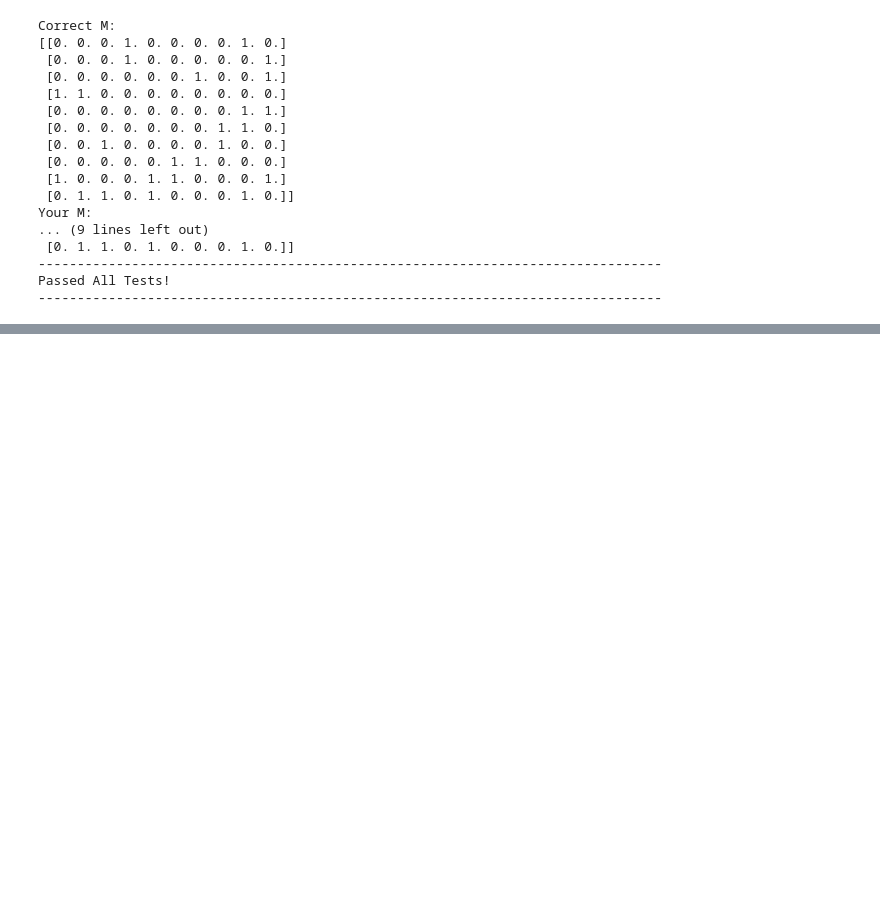
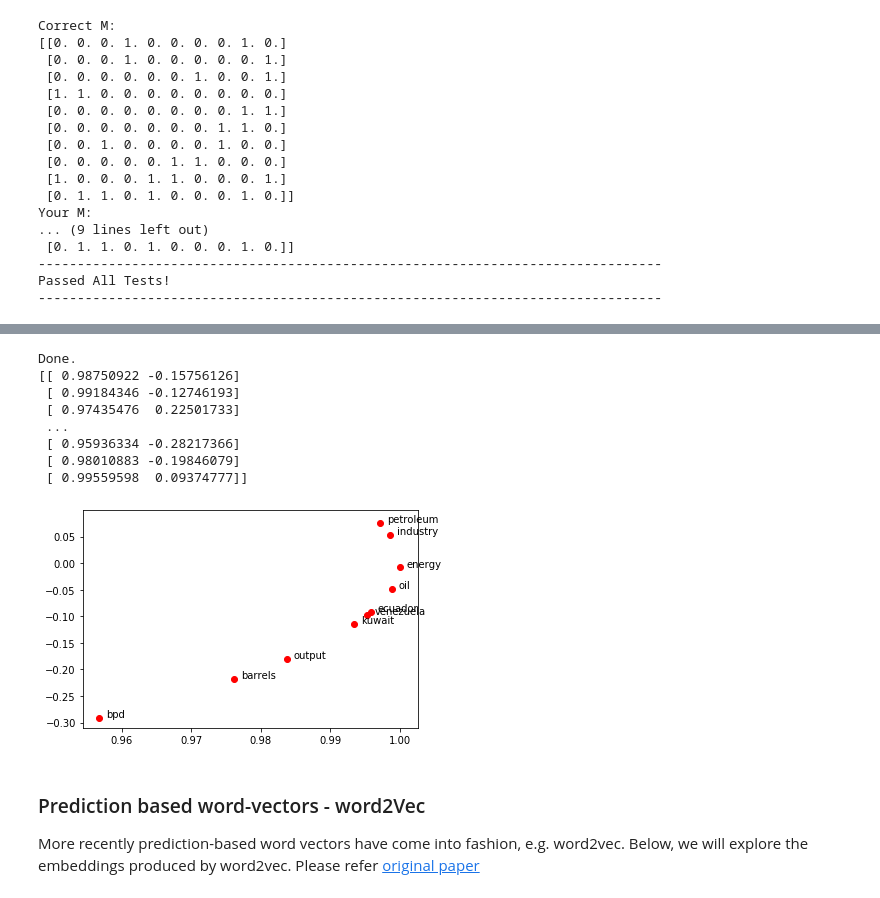
Before and after one commit to agoel41/word-vector-visualization, a Jupyter notebook: Exploring word vectors.ipynb, the cells around one changed output, grey strips where cells are left out. Drawn from its saved outputs; the diff is of its cells as text; code cells hidden in the pictures; blank space fills up the shorter version.

```diff
--- a/Exploring word vectors.ipynb
+++ b/Exploring word vectors.ipynb
@@ -309,0 +425,30 @@ Passed All Tests!
+# %%
+# -----------------------------
+# Run This Cell to Produce the Plot
+# ------------------------------
+reuters_corpus = read_corpus()
+M_co_occurrence, word2Ind_co_occurrence = compute_co_occurrence_matrix(reuters_corpus)
+M_reduced_co_occurrence = reduce_to_k_dim(M_co_occurrence, k=2)
+
+# Rescale (normalize) the rows to make them each of unit-length
+M_lengths = np.linalg.norm(M_reduced_co_occurrence, axis=1)
+M_normalized = M_reduced_co_occurrence / M_lengths[:, np.newaxis] # broadcasting
+
+print(M_normalized)
+
+words = ['barrels', 'bpd', 'ecuador', 'energy', 'industry', 'kuwait', 'oil', 'output', 'petroleum', 'venezuela']
+plot_embeddings(M_normalized, word2Ind_co_occurrence, words)
+# %% [output]
+Done.
+[[ 0.98750922 -0.15756126]
+ [ 0.99184346 -0.12746193]
+ [ 0.97435476  0.22501733]
+ ...
+ [ 0.95936334 -0.28217366]
+ [ 0.98010883 -0.19846079]
+ [ 0.99559598  0.09374777]]
+[figure, added]
+# %% [markdown]
+### Prediction based word-vectors - word2Vec
+
+More recently prediction-based word vectors have come into fashion, e.g. word2vec. Below, we will explore the embeddings produced by word2vec. Please refer [original paper](https://papers.nips.cc/paper/5021-distributed-representations-of-words-and-phrases-and-their-compositionality.pdf)
```
Also changed, not shown: parts of 12 cells of this notebook.
